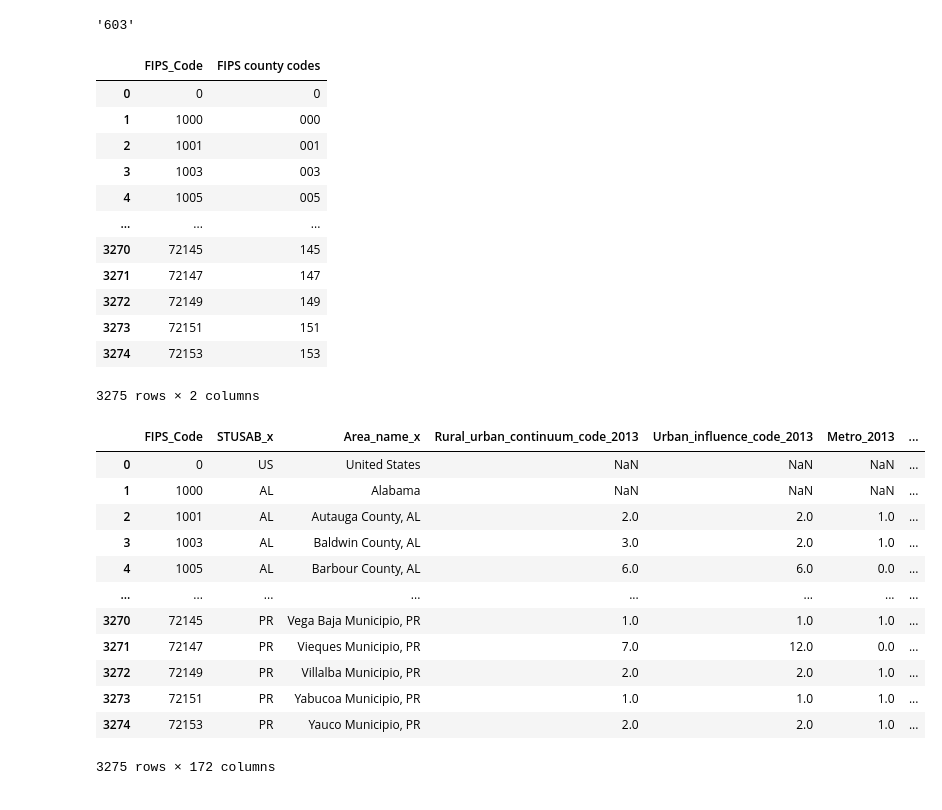
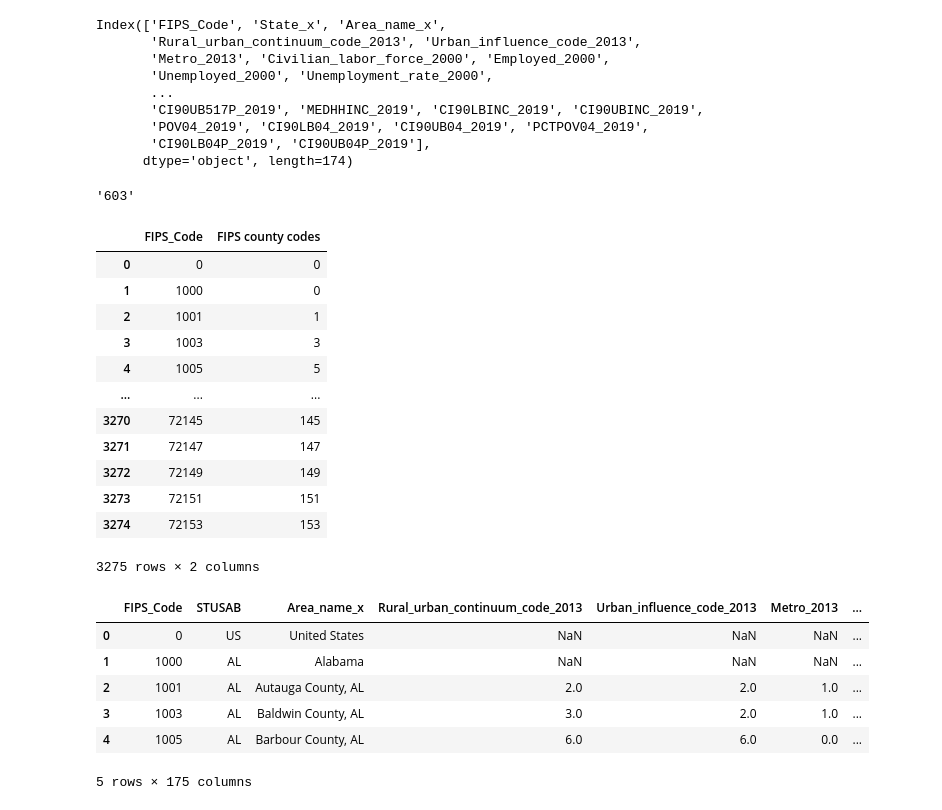
Before and after one commit to ChartreuseJoJo/Springboard2021, a Jupyter notebook: Capstone 2 Project Ed Gatdula.ipynb, the cells around one changed output. Drawn from its saved outputs; the diff is of its cells as text; code cells hidden in the pictures.

```diff
--- a/Capstone 2 Project Ed Gatdula.ipynb
+++ b/Capstone 2 Project Ed Gatdula.ipynb
@@ -240,0 +499,7 @@ df_emp_edu_pov
+# %%
+#merge with df_county to add FIPS state code.  FIPS_Code values will be used to merge education, poverty data
+#. shape shows identical number of entries to original dataframe before merge
+
+df_employment = df_employment.merge(df_county, on =['State'], how = 'left')
+print(df_employment.shape)
+df_employment[df_employment['State'] == 'CA'].head()
@@ -240,0 +517,8 @@ df_emp_edu_pov
+# %%
+#import education data
+
+df_education = pd.read_excel('../CAPSTONE 2 PROJECT FILES/Capstone 2 Project Data/Education.xls', header =4)
+df_education = df_education.rename(columns={"FIPS Code": "FIPS_Code"})
+df_education.head()
+print(df_education.shape)
+df_education.isna().sum()
@@ -240,0 +595,11 @@ df_emp_edu_pov
+# %%
+# import poverty and income data.
+# description of column values:
+#  'FIPStxt'  - State-county FIPS CODE
+#  'POVALL2019' - Estimate of people of all ages in poverty 2019,
+#  'PCTPOVALL_2019' - Estimated percent of people of all ages in poverty 2019
+# 'MEDHHINC_2019'  - Estimate of median household income
+
+df_poverty = pd.read_excel('../CAPSTONE 2 PROJECT FILES/Capstone 2 Project Data/PovertyEstimates.xls', header =4)
+df_poverty.columns
+df_poverty.head()
@@ -241,3 +705,18 @@ df_emp_edu_pov
+# %%
+# merge df_emp_edu and df_poverty to create df_emp_edu_pov
+
+df_emp_edu_pov = df_emp_edu.merge(df_poverty, on ='FIPS_Code', how = 'left')
+df_emp_edu_pov.columns
+# %% [output]
+Index(['FIPS_Code', 'State_x', 'Area_name_x',
+       'Rural_urban_continuum_code_2013', 'Urban_influence_code_2013',
+       'Metro_2013', 'Civilian_labor_force_2000', 'Employed_2000',
+       'Unemployed_2000', 'Unemployment_rate_2000',
+       ...
+       'CI90UB517P_2019', 'MEDHHINC_2019', 'CI90LBINC_2019', 'CI90UBINC_2019',
+       'POV04_2019', 'CI90LB04_2019', 'CI90UB04_2019', 'PCTPOV04_2019',
+       'CI90LB04P_2019', 'CI90UB04P_2019'],
+      dtype='object', length=174)
 # %%
 # extract county FIPS code and use for merging to df_mortality
 # to extract county FIPS code, take last three digits of FIPS_Code valued
@@ -256,7 +735,7 @@ codes=[]
 for x in df_emp_edu_pov['FIPS_Code'].iteritems():
     #print(x[1])
     if len(str(x[1])) >= 2:
-        codes.append(last_three(x[1]))
+        codes.append(int(last_three(x[1])))
     else:
         codes.append(000)
 
@@ -266,15 +745,17 @@ codes
 
 df_emp_edu_pov['FIPS county codes'] = codes
 
+
+
 # verify correct FIPS county codes were produced and added to df_emp_edu_pov
 df_emp_edu_pov[['FIPS_Code','FIPS county codes']]
 # %% [output]
 |  | FIPS_Code | FIPS county codes |
 | 0 | 0 | 0 |
-| 1 | 1000 | 000 |
-| 2 | 1001 | 001 |
-| 3 | 1003 | 003 |
-| 4 | 1005 | 005 |
+| 1 | 1000 | 0 |
+| 2 | 1001 | 1 |
+| 3 | 1003 | 3 |
+| 4 | 1005 | 5 |
 | ... | ... | ... |
 | 3270 | 72145 | 145 |
 | 3271 | 72147 | 147 |
@@ -284,19 +765,13 @@ df_emp_edu_pov[['FIPS_Code','FIPS county codes']]
 3275 rows × 2 columns
 # %%
 # rename FIPS county codes and State_x columns in preparation for merging with df_mortality
-df_emp_edu_pov = df_emp_edu_pov.rename(columns={"FIPS county codes": "CNTY2KX", "State_x": "STUSAB_x"})
-df_emp_edu_pov
+df_emp_edu_pov = df_emp_edu_pov.rename(columns={"State_x": "STUSAB"})
+df_emp_edu_pov.head()
 # %% [output]
-|  | FIPS_Code | STUSAB_x | Area_name_x | Rural_urban_continuum_code_2013 | Urban_influence_code_2013 | Metro_2013 | ... |
+|  | FIPS_Code | STUSAB | Area_name_x | Rural_urban_continuum_code_2013 | Urban_influence_code_2013 | Metro_2013 | ... |
 | 0 | 0 | US | United States | NaN | NaN | NaN | ... |
 | 1 | 1000 | AL | Alabama | NaN | NaN | NaN | ... |
 | 2 | 1001 | AL | Autauga County, AL | 2.0 | 2.0 | 1.0 | ... |
 | 3 | 1003 | AL | Baldwin County, AL | 3.0 | 2.0 | 1.0 | ... |
 | 4 | 1005 | AL | Barbour County, AL | 6.0 | 6.0 | 0.0 | ... |
-| ... | ... | ... | ... | ... | ... | ... | ... |
-| 3270 | 72145 | PR | Vega Baja Municipio, PR | 1.0 | 1.0 | 1.0 | ... |
-| 3271 | 72147 | PR | Vieques Municipio, PR | 7.0 | 12.0 | 0.0 | ... |
-| 3272 | 72149 | PR | Villalba Municipio, PR | 2.0 | 2.0 | 1.0 | ... |
-| 3273 | 72151 | PR | Yabucoa Municipio, PR | 1.0 | 1.0 | 1.0 | ... |
-| 3274 | 72153 | PR | Yauco Municipio, PR | 2.0 | 2.0 | 1.0 | ... |
-3275 rows × 172 columns
+5 rows × 175 columns
```
Also changed, not shown: parts of 68 cells of this notebook, 7 other files.
